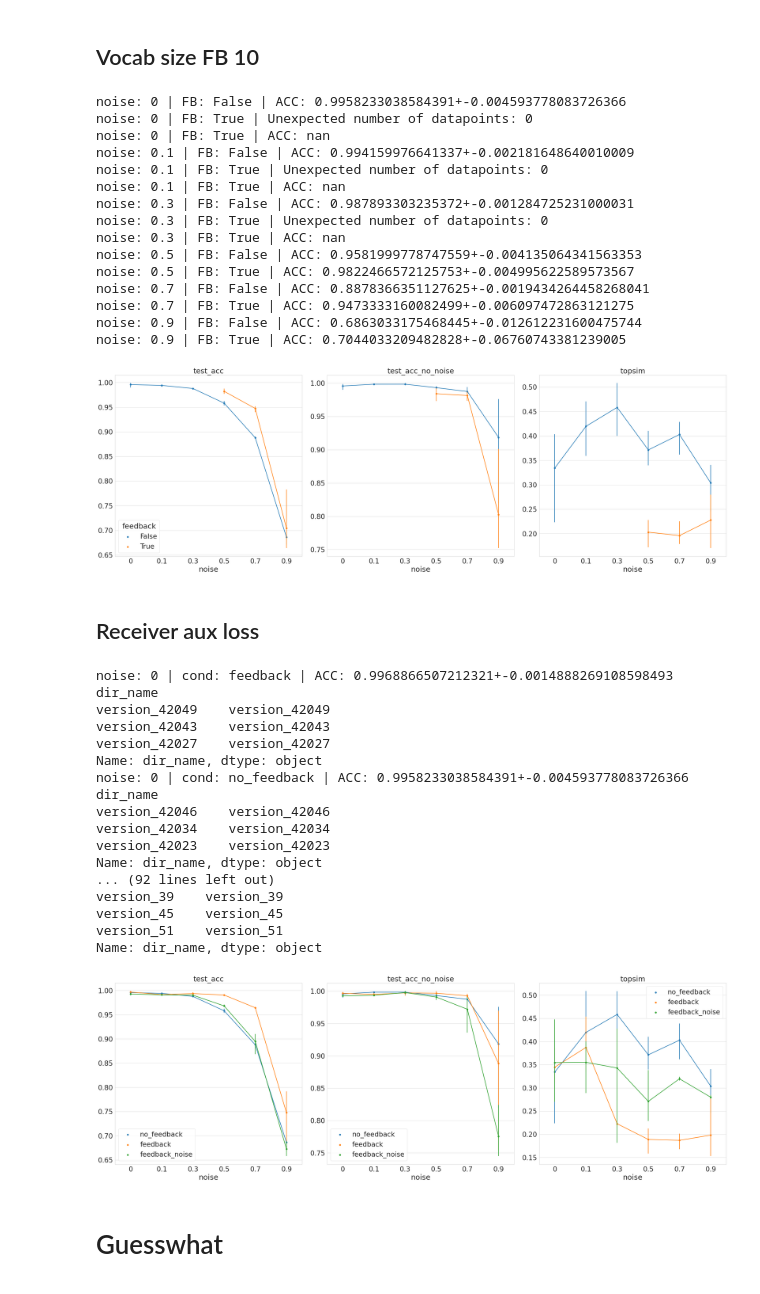
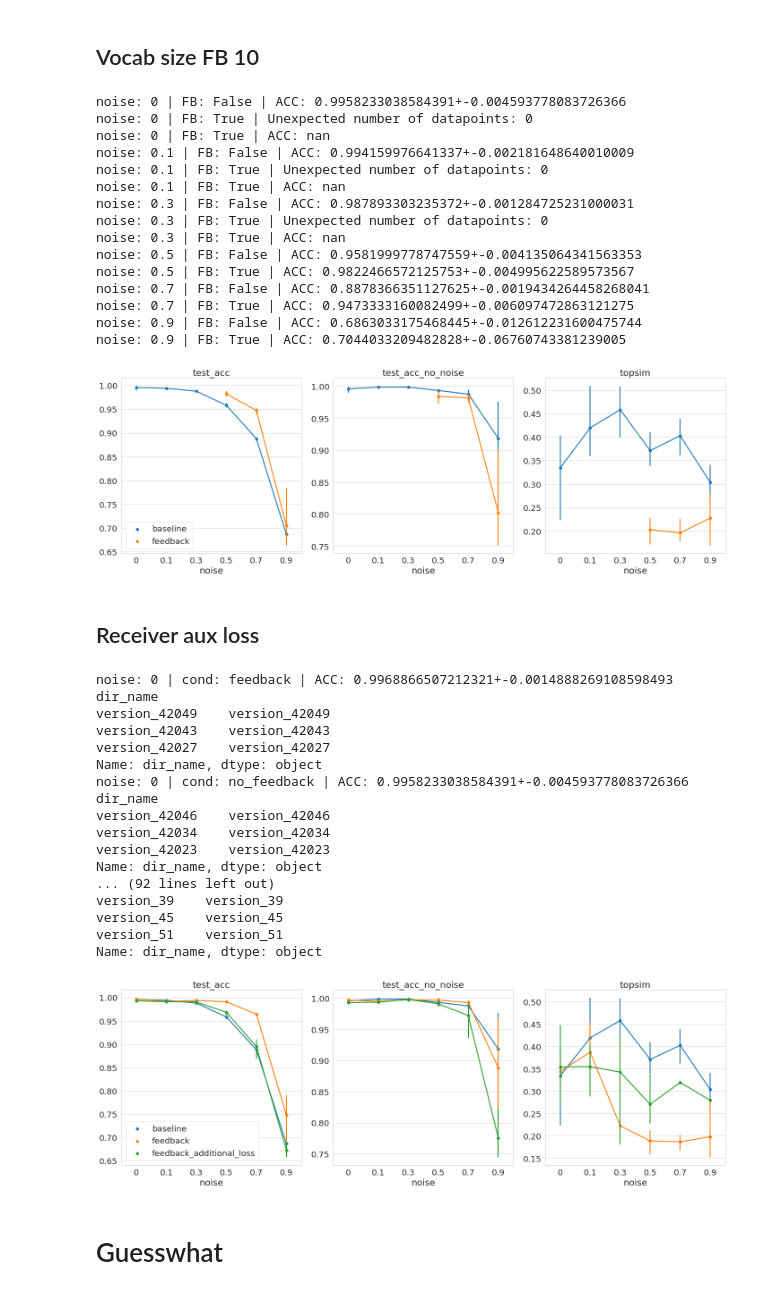
Before and after one commit to mitjanikolaus/emergent_communication, a Jupyter notebook: eval_grid_search_from_logs.ipynb, the cells around one changed output. Cells and saved outputs as stored; diff of their text form; code cells hidden in the pictures.

```diff
--- a/eval_grid_search_from_logs.ipynb
+++ b/eval_grid_search_from_logs.ipynb
@@ -418,7 +440,7 @@ num_runs_data = target_data.groupby(["attr_val", "condition"]).size().reset_inde
 
 metrics = ["test_acc", "test_acc_no_noise", "topsim"]
 # metrics = ["test_acc", "topsim", "topsim_sender_receiver", "posdis", "bosdis", "test_acc_no_noise", "train_acc_no_noise"]
-_, axes = plt.subplots(1, len(metrics), figsize=(35, 12))
+_, axes = plt.subplots(1, len(metrics), figsize=(20, 7))
 
 hue_variable = "feedback"
 for value in order:
@@ -443,6 +465,7 @@ for i, metric in enumerate(metrics):
     if not i == 0:
         g.legend().remove()
     else:
+        axis.legend(labels=["baseline", "feedback"], handles=axis.get_legend_handles_labels()[0])
         sns.move_legend(axis, "lower left")
     axis.set_title(metric)
     axis.set_ylabel("")
@@ -508,7 +531,7 @@ num_runs_data = target_data.groupby(["attr_val", "condition"]).size().reset_inde
 
 metrics = ["test_acc", "test_acc_no_noise", "topsim"]
 # metrics = ["test_acc", "topsim", "topsim_sender_receiver", "posdis", "bosdis", "test_acc_no_noise", "train_acc_no_noise"]
-_, axes = plt.subplots(1, len(metrics), figsize=(35, 12))
+_, axes = plt.subplots(1, len(metrics), figsize=(20, 7))
 
 hue_variable = "feedback"
 for value in order:
@@ -527,6 +550,7 @@ for i, metric in enumerate(metrics):
     if not i == 0:
         g.legend().remove()
     else:
+        axis.legend(labels=["baseline", "feedback"], handles=axis.get_legend_handles_labels()[0])
         sns.move_legend(axis, "upper left")
     axis.set_title(metric)
     axis.set_ylabel("")
@@ -577,7 +601,7 @@ num_runs_data = target_data.groupby(["attr_val", "condition"]).size().reset_inde
 
 metrics = ["test_acc", "test_acc_no_noise", "topsim"]
 # metrics = ["test_acc", "topsim", "topsim_sender_receiver", "posdis", "bosdis", "test_acc_no_noise", "train_acc_no_noise"]
-_, axes = plt.subplots(1, len(metrics), figsize=(35, 12))
+_, axes = plt.subplots(1, len(metrics), figsize=(20, 7))
 
 hue_variable = "feedback"
 for value in order:
@@ -599,6 +623,7 @@ for i, metric in enumerate(metrics):
     if not i == 0:
         g.legend().remove()
     else:
+        axis.legend(labels=["baseline", "feedback"], handles=axis.get_legend_handles_labels()[0])
         sns.move_legend(axis, "lower left")
     axis.set_title(metric)
     axis.set_ylabel("")
@@ -661,7 +686,7 @@ num_runs_data = target_data.groupby(["attr_val", "condition"]).size().reset_inde
 
 metrics = ["test_acc", "test_acc_no_noise", "topsim"]
 # metrics = ["test_acc", "topsim", "topsim_sender_receiver", "posdis", "bosdis", "test_acc_no_noise", "train_acc_no_noise"]
-_, axes = plt.subplots(1, len(metrics), figsize=(35, 12))
+_, axes = plt.subplots(1, len(metrics), figsize=(20, 7))
 
 hue_variable = "feedback"
 for value in order:
@@ -684,6 +709,7 @@ for i, metric in enumerate(metrics):
     if not i == 0:
         g.legend().remove()
     else:
+        axis.legend(labels=["baseline", "feedback"], handles=axis.get_legend_handles_labels()[0])
         sns.move_legend(axis, "lower left")
     axis.set_title(metric)
     axis.set_ylabel("")
@@ -705,7 +731,7 @@ noise: 0.7 | FB: False | ACC: 0.8878366351127625+-0.0019434264458268041
 noise: 0.7 | FB: True | ACC: 0.9473333160082499+-0.006097472863121275
 noise: 0.9 | FB: False | ACC: 0.6863033175468445+-0.012612231600475744
 noise: 0.9 | FB: True | ACC: 0.7044033209482828+-0.06760743381239005
-[figure, old version]
+[figure, new version]
 # %% [markdown]
 ## Receiver aux loss
 # %%
@@ -749,7 +775,7 @@ num_runs_data = target_data.groupby(["attr_val", "condition"]).size().reset_inde
 
 metrics = ["test_acc", "test_acc_no_noise", "topsim"]
 # metrics = ["test_acc", "topsim", "topsim_sender_receiver", "posdis", "bosdis", "test_acc_no_noise", "train_acc_no_noise"]
-_, axes = plt.subplots(1, len(metrics), figsize=(35, 12))
+_, axes = plt.subplots(1, len(metrics), figsize=(20, 7))
 
 hue_variable = "hue_variable"
 for value in order:
@@ -767,34 +793,35 @@ for i, metric in enumerate(metrics):
     # g = sns.barplot(ax=axis, data=target_data, x=target_hparam, y=metric, order=order, hue=hue_variable, dodge=True)
     g = sns.pointplot(ax=axis, data=target_data, x=target_hparam, y=metric, order=order, hue=hue_variable, hue_order=hue_order, errorbar=('ci', 95))
 
     if not i == 0:
         g.legend().remove()
     else:
+        axis.legend(labels=["baseline", "feedback", "feedback_additional_loss"], handles=axis.get_legend_handles_labels()[0])
         sns.move_legend(axis, "lower left")
     axis.set_title(metric)
     axis.set_ylabel("")
-    axis.legend().set_title("")
+    # axis.legend().set_title("")
 
 plt.tight_layout()
 plt.savefig("plots/effect_of_noise_aux_loss.pdf", dpi=300)
 # %% [output]
 noise: 0 | cond: feedback | ACC: 0.9968866507212321+-0.0014888269108598493
 dir_name
 version_42049    version_42049
 version_42043    version_42043
 version_42027    version_42027
 Name: dir_name, dtype: object
 noise: 0 | cond: no_feedback | ACC: 0.9958233038584391+-0.004593778083726366
 dir_name
 version_42046    version_42046
 version_42034    version_42034
 version_42023    version_42023
 Name: dir_name, dtype: object
 ... (92 lines left out)
 version_39    version_39
 version_45    version_45
 version_51    version_51
 Name: dir_name, dtype: object
-[figure, old version]
+[figure, new version]
 # %% [markdown]
 # Guesswhat
```
Also changed, not shown: parts of 9 cells of this notebook, 1 other file.
